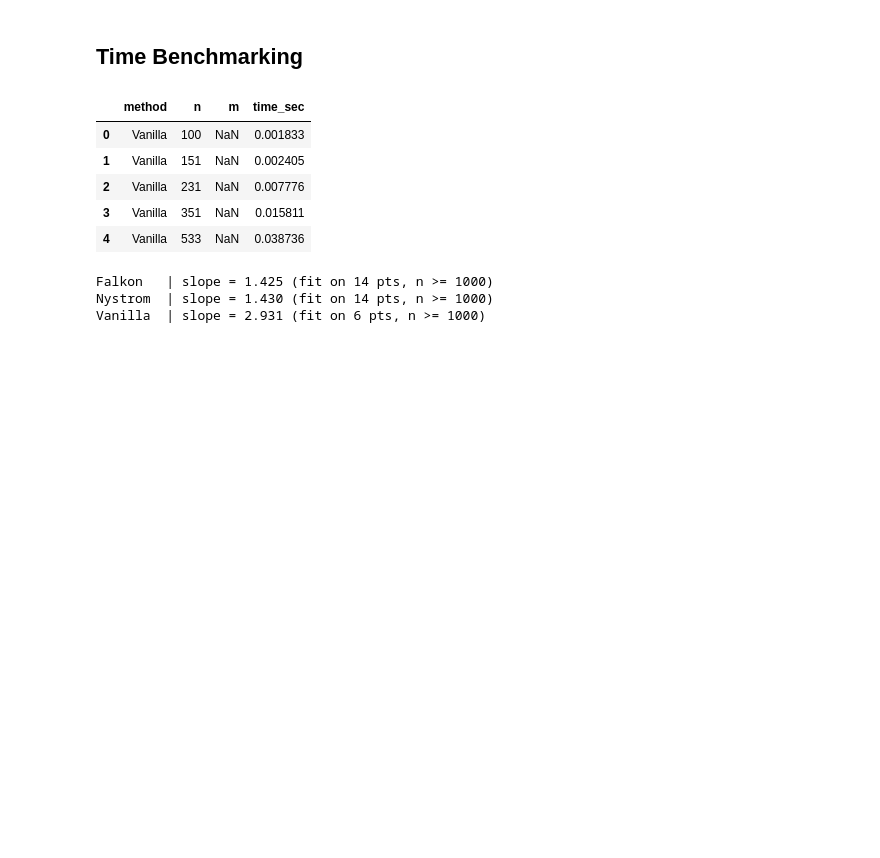
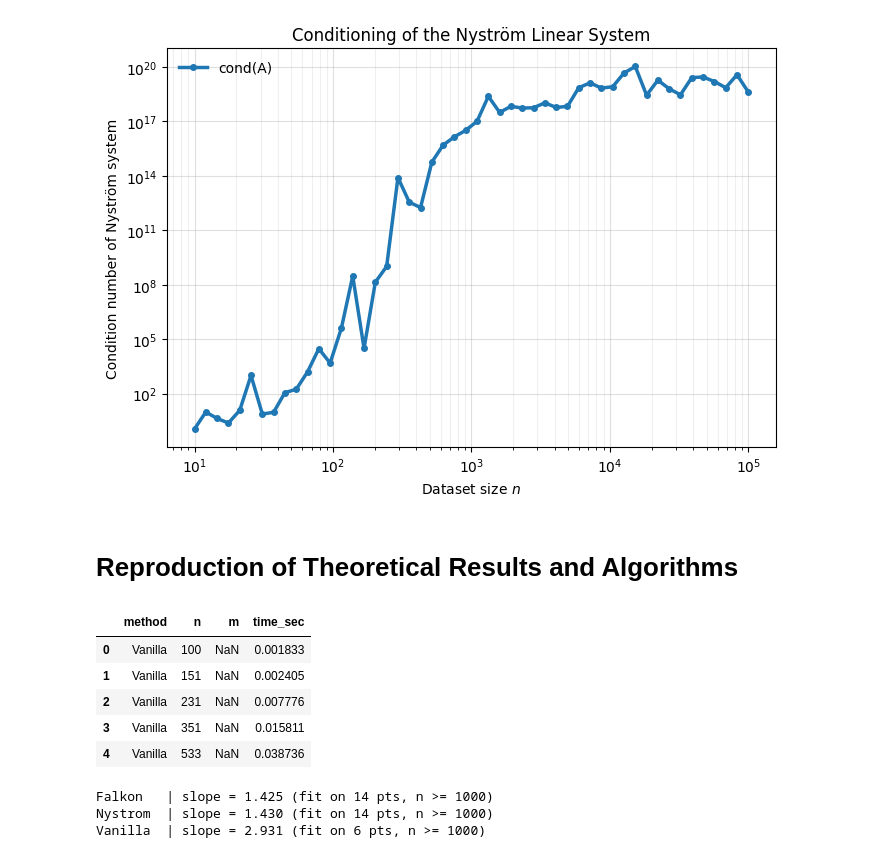
Before and after one commit to fotisk07/GDA-Project, a Jupyter notebook: notebooks/background.ipynb, the cells around one changed output. Drawn from its saved outputs; the diff is of its cells as text; code cells hidden in the pictures; blank space fills up the shorter version.

```diff
--- a/notebooks/background.ipynb
+++ b/notebooks/background.ipynb
@@ -160,5 +219,32 @@ ax.grid(alpha=0.3)
+# %%
+n_s, cond = pd.read_csv("outputs/condition_benchmark.csv")[["n", "condition_number"]].to_numpy().T
+fig, ax = plt.subplots(figsize=(7, 5))
+
+ax.loglog(
+    n_s,
+    cond,
+    linewidth=2.5,
+    color="#1f77b4",  # deep blue
+    marker="o",
+    markersize=4,
+    label="cond(A)",
+)
+
+ax.set_xlabel(r"Dataset size $n$")
+ax.set_ylabel(r"Condition number of Nyström system")
+ax.set_title("Conditioning of the Nyström Linear System")
+
+ax.grid(True, which="major", alpha=0.4)
+ax.grid(True, which="minor", alpha=0.2)
+
+ax.legend(frameon=False)
+
+plt.tight_layout()
+plt.savefig("figures/conditioning.png", dpi=250)
+# %% [output]
+[figure, added]
 # %% [markdown]
-## Time Benchmarking
+# Reproduction of Theoretical Results and Algorithms
 # %%
 import pandas as pd
 import seaborn as sns
```
Also changed, not shown: parts of 17 cells of this notebook, 26 other files.
